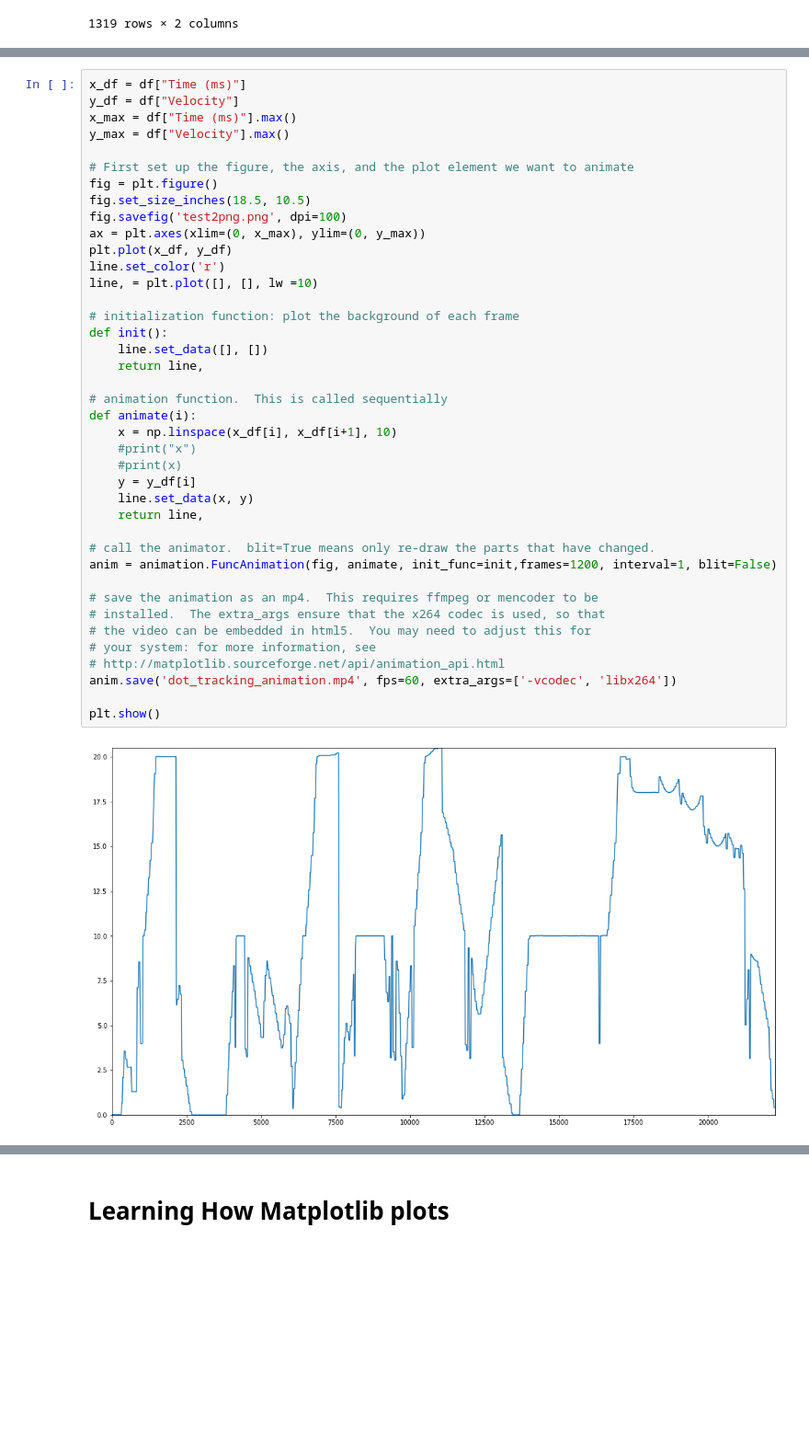
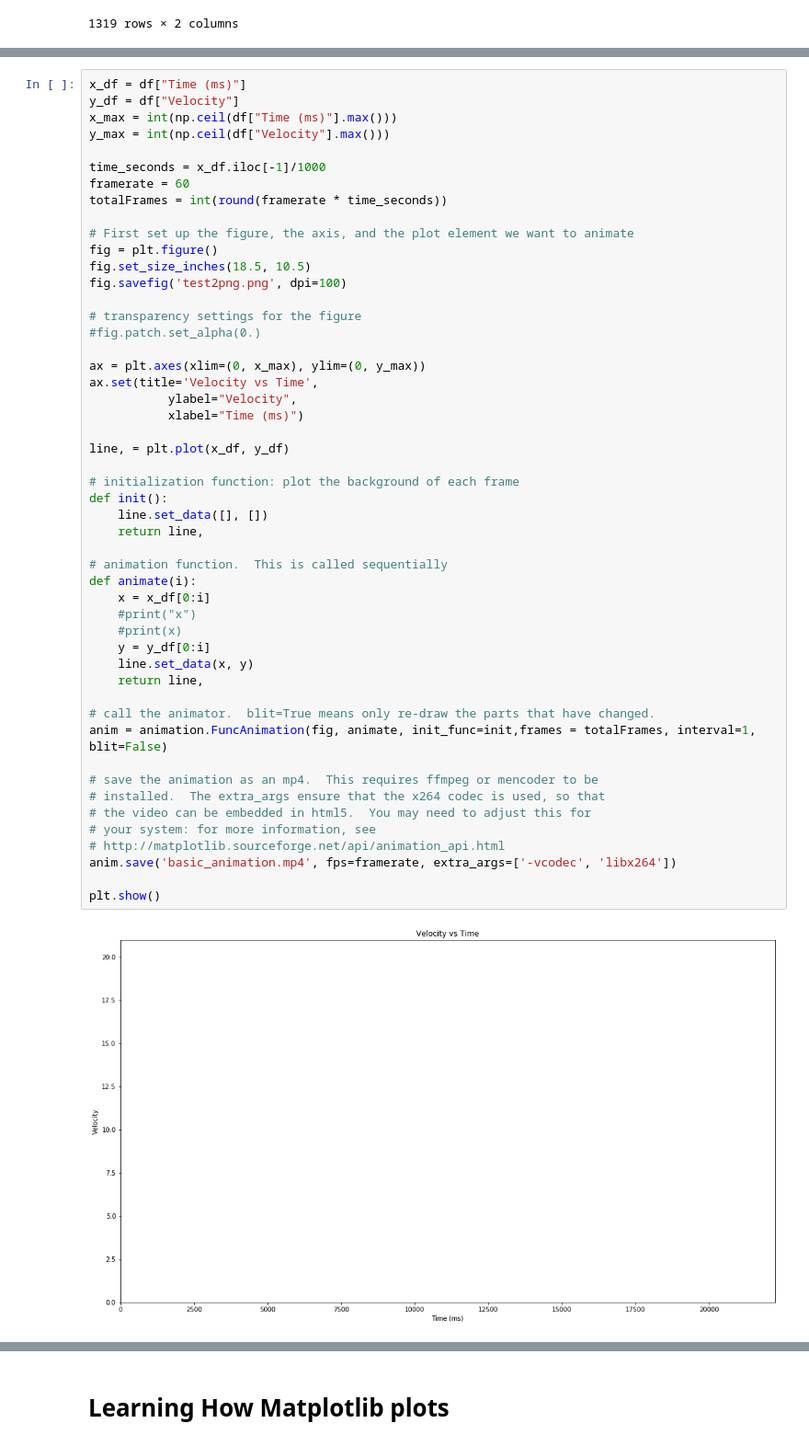
Before and after one commit to progressEdd/projects, a Jupyter notebook: Animating-Velocity-Graph/Animating-Velocity-Graph.ipynb, the cells around one changed output, grey strips where cells are left out. Shown at 92% size. Drawn from its saved outputs; the diff is of its cells as text; blank space fills up the shorter version.

Commit message:
More Documentation added to Animating-Velocity-Graph

```diff
--- a/Animating-Velocity-Graph/Animating-Velocity-Graph.ipynb
+++ b/Animating-Velocity-Graph/Animating-Velocity-Graph.ipynb
@@ -98,42 +132,52 @@ plt.show()
 # %%
 x_df = df["Time (ms)"]
 y_df = df["Velocity"]
-x_max = df["Time (ms)"].max()
-y_max = df["Velocity"].max()
+x_max = int(np.ceil(df["Time (ms)"].max()))
+y_max = int(np.ceil(df["Velocity"].max()))
+
+time_seconds = x_df.iloc[-1]/1000
+framerate = 60
+totalFrames = int(round(framerate * time_seconds))
 
 # First set up the figure, the axis, and the plot element we want to animate
 fig = plt.figure()
 fig.set_size_inches(18.5, 10.5)
 fig.savefig('test2png.png', dpi=100)
+
+# transparency settings for the figure
+#fig.patch.set_alpha(0.)
+
 ax = plt.axes(xlim=(0, x_max), ylim=(0, y_max))
-plt.plot(x_df, y_df)
-line.set_color('r')
-line, = plt.plot([], [], lw =10)
+ax.set(title='Velocity vs Time',
+           ylabel="Velocity",
+           xlabel="Time (ms)")
+
+line, = plt.plot(x_df, y_df)
 
 # initialization function: plot the background of each frame
 def init():
     line.set_data([], [])
     return line,
 
 # animation function.  This is called sequentially
 def animate(i):
-    x = np.linspace(x_df[i], x_df[i+1], 10)
+    x = x_df[0:i]
     #print("x")
     #print(x)
-    y = y_df[i]
+    y = y_df[0:i]
     line.set_data(x, y)
     return line,
 
 # call the animator.  blit=True means only re-draw the parts that have changed.
-anim = animation.FuncAnimation(fig, animate, init_func=init,frames=1200, interval=1, blit=False)
+anim = animation.FuncAnimation(fig, animate, init_func=init,frames = totalFrames, interval=1, blit=False)
 
 # save the animation as an mp4.  This requires ffmpeg or mencoder to be
 # installed.  The extra_args ensure that the x264 codec is used, so that
 # the video can be embedded in html5.  You may need to adjust this for
 # your system: for more information, see
 # http://matplotlib.sourceforge.net/api/animation_api.html
-anim.save('dot_tracking_animation.mp4', fps=60, extra_args=['-vcodec', 'libx264'])
+anim.save('basic_animation.mp4', fps=framerate, extra_args=['-vcodec', 'libx264'])
 
 plt.show()
 # %% [output]
-[figure, old version]
+[figure, new version]
```
Also changed, not shown: parts of 12 cells of this notebook, 4 other files.
